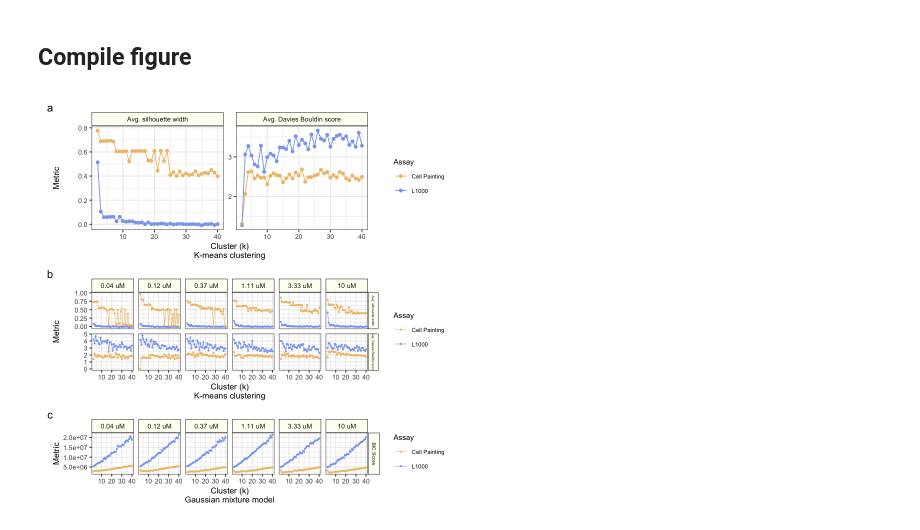
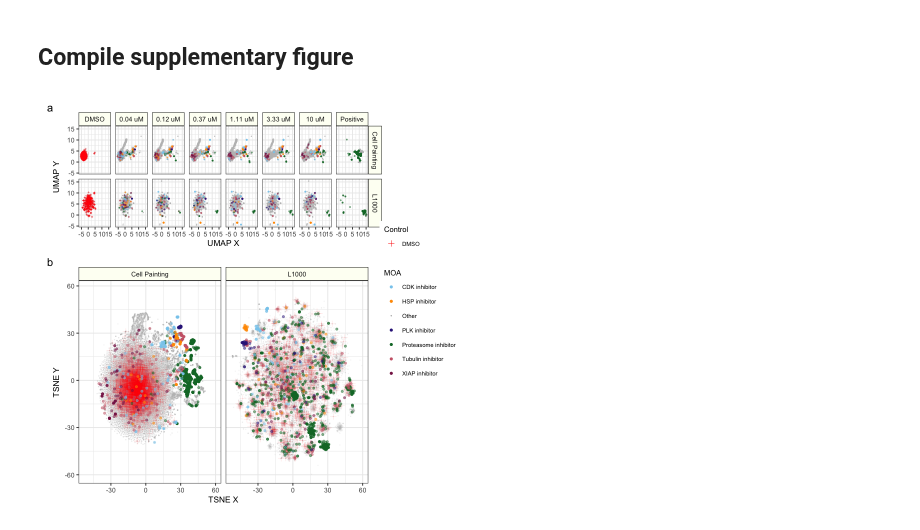
Before and after one commit to broadinstitute/lincs-profiling-complementarity, a Jupyter notebook: 6.paper_figures/supplementary-figure7.ipynb, the cells around one changed output. Drawn from its saved outputs; the diff is of its cells as text; code cells hidden in the pictures.

Commit message:
update figure notebook numbering and names

```diff
--- a/6.paper_figures/supplementary-figure7.ipynb
+++ b/6.paper_figures/supplementary-figure7.ipynb
@@ -130,0 +16,5 @@ panel_c_gg
+# %%
+results_dir <- file.path("../1.Data-exploration/Profiles_level4/")
+
+cp_df <- load_embeddings_data(assay="cellpainting", results_dir = results_dir)
+l1000_df <- load_embeddings_data(assay="l1000", results_dir = results_dir)
@@ -130,0 +69,18 @@ panel_c_gg
+# %%
+panel_b_gg <- (
+    ggplot(data = NULL, aes(x = TSNE_0, y = TSNE_1, color = highlight_moa, size = highlight_moa, alpha = highlight_moa))
+    + geom_point(data = embedding_df %>% dplyr::filter(highlight_moa == "other"))
+    + geom_point(data = embedding_df %>% dplyr::filter(dmso_label == "DMSO"), size = 2, color = "red", alpha = 0.1, aes(shape = dmso_label))
+    + geom_point(data = embedding_df %>% dplyr::filter(highlight_moa != "other"))
+    + figure_theme
+    + facet_grid("~assay")
+    + scale_size_manual("MOA", labels = moa_targets, values = moa_targets_size_values)
+    + scale_alpha_manual("MOA", values = moa_targets_alpha_values)
+    + scale_color_manual("MOA", labels = moa_targets, values = moa_colors)
+    + scale_shape_manual("Control", values = c("DMSO" = 3))
+    + xlab("TSNE X")
+    + ylab("TSNE Y")
+    + guides(alpha = FALSE, shape = guide_legend(override.aes = list(alpha = 0.8)))
+)
+
+panel_b_gg
@@ -131,13 +89,25 @@ panel_c_gg
+# %%
+combined_legend <- cowplot::get_legend(panel_b_gg)
+
+panel_a_gg <- panel_a_gg + theme(legend.position = "none") + labs(tag = "a")
+panel_b_gg <- panel_b_gg + theme(legend.position = "none") + labs(tag = "b")
 # %% [markdown]
-## Compile figure
+## Compile supplementary figure
 # %%
-sup_fig7_gg <- (
-    panel_a_gg / panel_b_gg / panel_c_gg
-) + plot_layout(heights = c(1, 0.75, 0.4))
+supfig5_gg <- (
+    (
+        (
+            panel_a_gg /
+            panel_b_gg
+        )
+    ) + plot_layout(heights = c(1, 2)) | (
+        combined_legend
+    )
+) + plot_layout(widths = c(1, 0.2))
 
-sup_fig7_gg
+supfig5_gg
 # %% [output]
-[figure, old version]
+[figure, new version]
 # %%
 for (extension in extensions) {
     output_file <- paste0(output_figure_base, extension)
```
Also changed, not shown: parts of 15 cells of this notebook, 51 other files.
